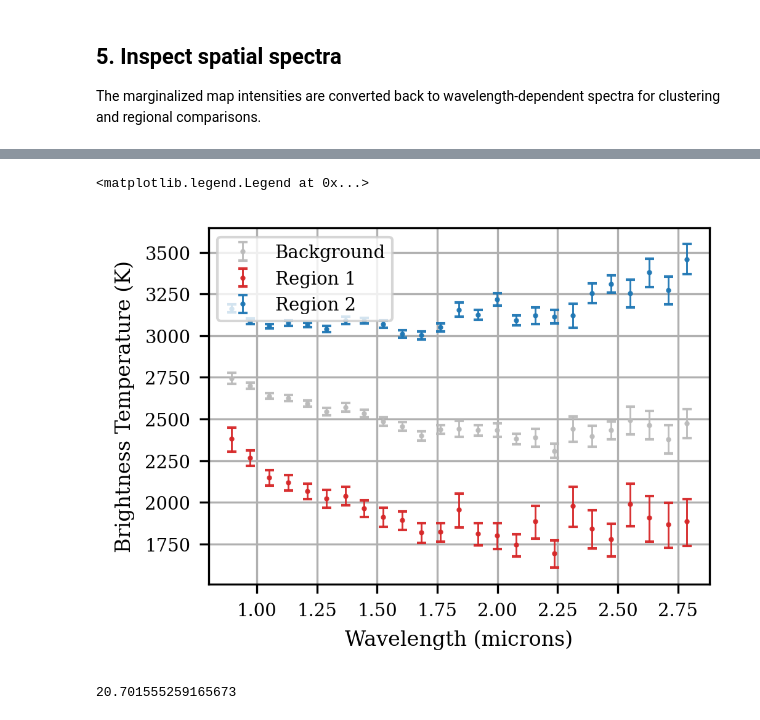
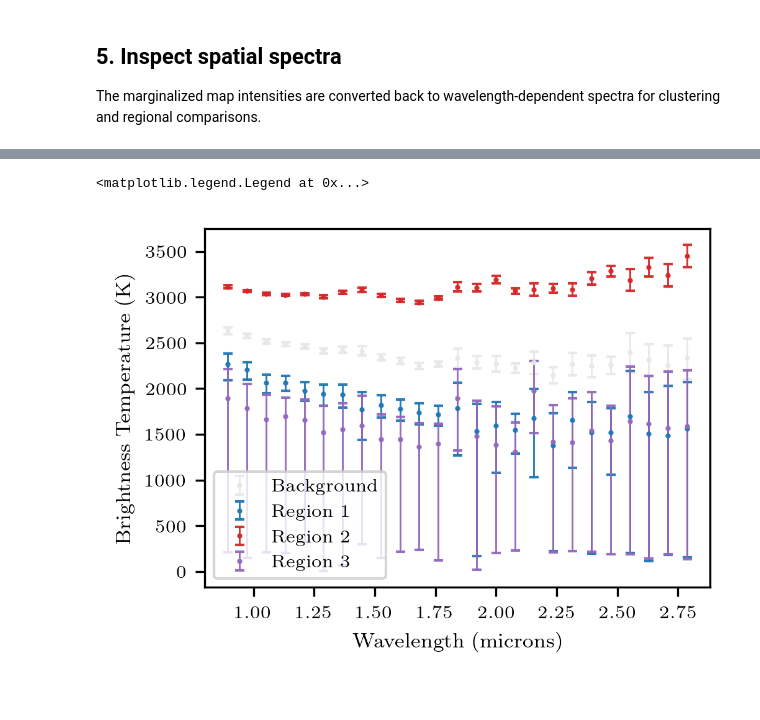
Before and after one commit to w-ruizhe/spectralmap, a Jupyter notebook: docs/source/tutorials/WASP18b.ipynb, the cells around one changed output, grey strips where cells are left out. Drawn from its saved outputs; the diff is of its cells as text; code cells hidden in the pictures.

```diff
--- a/docs/source/tutorials/WASP18b.ipynb
+++ b/docs/source/tutorials/WASP18b.ipynb
@@ -217,7 +333,7 @@ for i in range(nwl):
     I_sampled = []
     while len(I_sampled) < target_n:
         batch = np.random.multivariate_normal(
-            I_all_wl[i], I_cov_all_wl[i], size=batch_size
+            maps.spatial_intensity[i], maps.spatial_intensity_cov[i], size=batch_size
         )
         positive_batch = batch[(batch > 0).all(axis=1)]
 
@@ -273,23 +366,4 @@ F_var_all_wl = np.diagonal(F_cov_all_wl, axis1=1, axis2=2)
 # %%
-from spectralmap.cluster import find_clusters
-
-# I_all_wl[I_all_wl < 1e-7] = 1e-7
-# amplitudes = np.ones(I_all_wl.shape[0])  # Placeholder for actual amplitude scaling per wavelength
-# F_all_wl = I_all_wl * amplitudes[:, None] * np.pi
-# F_cov_all_wl = I_cov_all_wl * (np.pi * amplitudes[:, None, None])**2
-# F_var_all_wl = np.diagonal(F_cov_all_wl, axis1=1, axis2=2)
-
-F_regionals, F_regional_errs, labels = find_clusters(
-    F_all_wl,
-    F_cov_all_wl,
-    n_corners=2,
-    n_neighbors=100,
- )
-
-observed_mask = maps.observed_mask
-print('Observable pixels:', int(observed_mask.sum()), 'of', observed_mask.size)
-print('F_regionals shape:', F_regionals.shape)
-print('F_regional_errs shape:', F_regional_errs.shape)
-print('labels unique (full map):', np.unique(labels))
-print('labels unique (observable only):', np.unique(labels))
+maps.find_clusters(n_corners=3, n_neighbors=100, plot=True)
+regional_spectra, regional_spectra_std, labels = maps.regional_spectra, maps.regional_spectra_std, maps.labels
 # %% [output]
@@ -456,18 +523,17 @@ def eclipse_depth_to_brightness_temp(central_waves, bin_widths, eclipse_depth, r
     return temps
 
 # --- Example Usage ---
-RpRs = 0.09783 # From ExFig3.py
-print("F_regionals shape:", F_regionals.shape)
-print("F_regionals mean:", np.mean(F_regionals))
+print("regional_spectra shape:", regional_spectra.shape)
+print("regional_spectra mean:", np.mean(regional_spectra))
 
 # Fix applied: Convert Starry Intensity to Eclipse Depth (Flux)
 # Starry Intensity I integrates to Flux F = pi * I on the unit disk
 # The conversion function expects Flux (Eclipse Depth), so we multiply by pi.
 dlam = compute_bin_widths_from_centers(wl)
 print("First three dlam:", dlam[:3])
-Tb_all = eclipse_depth_to_brightness_temp(wl, dlam, F_regionals, RpRs)
-Tb_upper_all = eclipse_depth_to_brightness_temp(wl, dlam, (F_regionals + F_regional_errs), RpRs)
-Tb_lower_all = eclipse_depth_to_brightness_temp(wl, dlam, (F_regionals - F_regional_errs), RpRs)
+Tb_all = eclipse_depth_to_brightness_temp(wl, dlam, regional_spectra, RpRs)
+Tb_upper_all = eclipse_depth_to_brightness_temp(wl, dlam, (regional_spectra + regional_spectra_std), RpRs)
+Tb_lower_all = eclipse_depth_to_brightness_temp(wl, dlam, (regional_spectra - regional_spectra_std), RpRs)
 print("Tb_all shape:", Tb_all.shape)
 print("Tb_all mean:", np.mean(Tb_all))
 # %% [output]
@@ -503,41 +553,38 @@ fig, ax, pcm, cb = plot_labels(
 # %%
-base_colors = ['#BBBBBB', '#D62728', '#1F77B4', '#9467BD', '#2CA02C', '#FF7F0E', '#8C564B']
+# base_colors = ['#BBBBBB', '#D62728', '#1F77B4', '#9467BD', '#2CA02C', '#FF7F0E', '#8C564B']
+base_colors = COLOR_LIST
 for i in range(len(Tb_all)):
     if i == 0:
         label = 'Background'
     else:
         label = f'Region {i}'
 
     y = Tb_all[i]
     yerr_low = y - Tb_lower_all[i]
     yerr_high = Tb_upper_all[i] - y
 
     plt.errorbar(
         wl,
         y,
         yerr=np.vstack([yerr_low, yerr_high]),
         color=base_colors[i % len(base_colors)],
         fmt='o',
         ms=1,
         lw=1.0,
         elinewidth=0.7,
         capsize=1.8,
         alpha=0.95,
         label=label,
     )
 
 plt.grid()
 plt.xlabel('Wavelength (microns)')
 plt.ylabel('Brightness Temperature (K)')
 plt.legend()
 # plt.ylim(2200, 3400)
 # %% [output]
 <matplotlib.legend.Legend at 0x...>
-[figure, old version]
+[figure, new version]
-# %%
-np.mean(F_regionals/F_regional_errs)
-# %% [output]
-20.701555259165673
 # %%
 sys = starry.System(pri, sec)
 # %%
```
Also changed, not shown: parts of 22 cells of this notebook, 27 other files.
